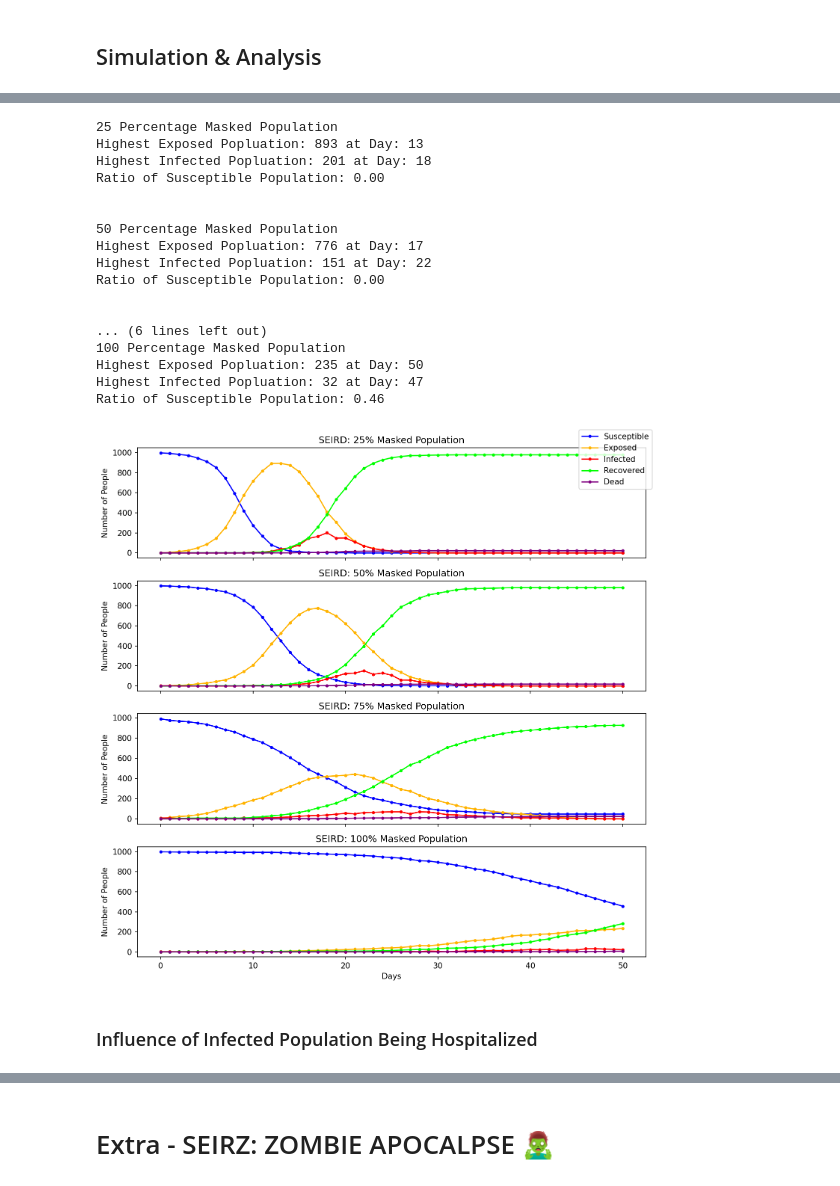
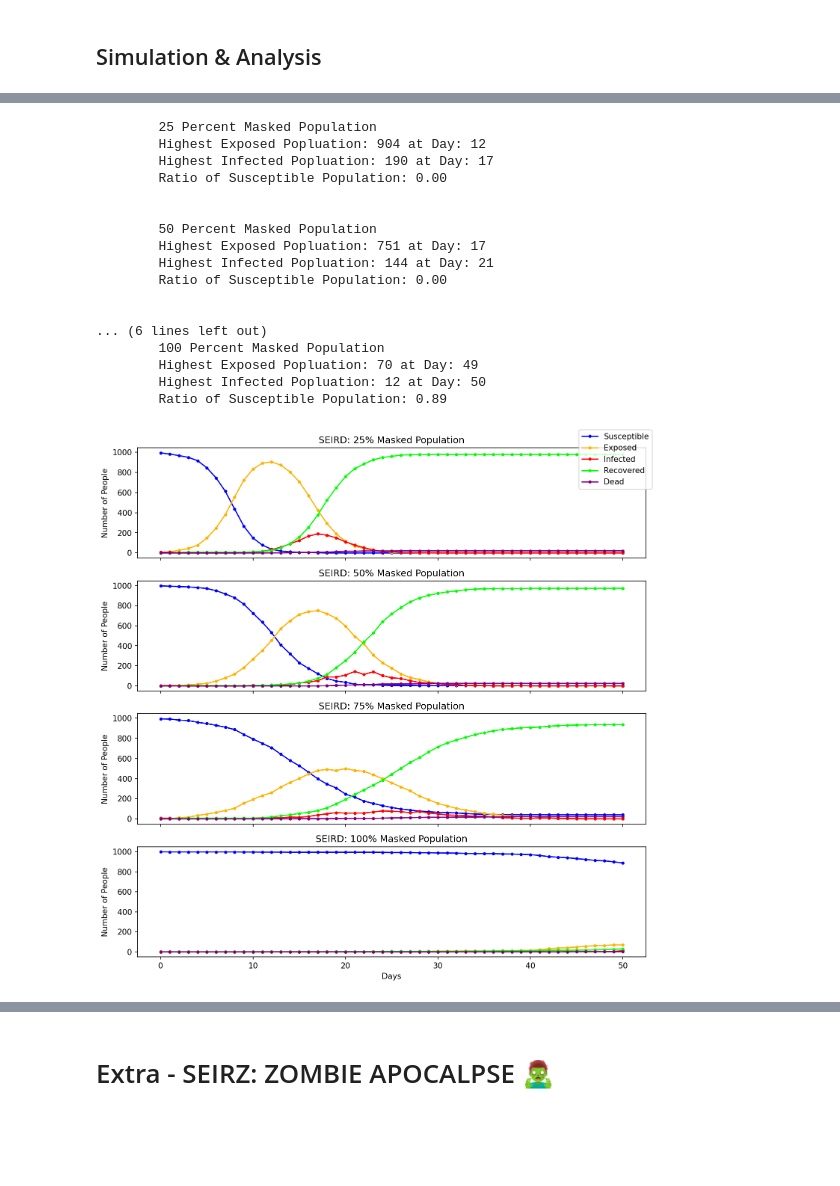
Before and after one commit to pohsienhsu/6730-Covid-Simulation, a Jupyter notebook: src/CSE6730 Final Report - COVID Simulation.ipynb, the cells around one changed output, grey strips where cells are left out. Cells and saved outputs as stored; diff of their text form; code cells hidden in the pictures; blank space fills up the shorter version.

```diff
--- a/src/CSE6730 Final Report - COVID Simulation.ipynb
+++ b/src/CSE6730 Final Report - COVID Simulation.ipynb
@@ -714,9 +745,11 @@ class ABM:
                  INFECTION_RATE=INFECTION_RATE, INCUBATION_DAYS=INCUBATION_DAYS,
                  EXPOSED_RATE=EXPOSED_RATE, RECOVERY_RATE=RECOVERY_RATE,
                  DEATH_RATE=DEATH_RATE, WEAR_MASK=WEAR_MASK,
-                 WEAR_MASK_POPULATION=WEAR_MASK_POPULATION, VACCINATED=VACCINATED,
+                 WEAR_MASK_POPULATION=WEAR_MASK_POPULATION,
+                 VACCINATED=VACCINATED,
                  VACCINATED_POPULATION=VACCINATED_POPULATION,
                  HOSPITALIZED=HOSPITALIZED, BEFORE_HOSPITAL=BEFORE_HOSPITAL):
+
         self.world = []
         self.rows = numrows
         self.cols = numcols
@@ -1334,74 +1382,56 @@ INIT_INFECTED=0.005, INFECTION_RATE=0.1, EXPOSED_RATE=0.5, RECOVERY_RATE=0.75,
 SUSCEPTIBLE_RATE=0.1, DEATH_RATE=0.02, WEAR_MASK=0.5, WEAR_MASK_POPULATION=0.5,
 VACCINATED=0.1, VACCINATED_POPULATION=0.5, HOSPITALIZED=0.5, BEFORE_HOSPITAL=14
 """
-world1 = ABM(VACCINATED_POPULATION=0, HOSPITALIZED=0, WEAR_MASK=0.25, WEAR_MASK_POPULATION=0.25)
+world1 = ABM(VACCINATED_POPULATION=0, HOSPITALIZED=0, WEAR_MASK=0.25,
+             WEAR_MASK_POPULATION=0.25)
 world1.createWorld(num_people=1000)
 
-world2 = ABM(VACCINATED_POPULATION=0, HOSPITALIZED=0, WEAR_MASK=0.25, WEAR_MASK_POPULATION=0.5)
+world2 = ABM(VACCINATED_POPULATION=0, HOSPITALIZED=0, WEAR_MASK=0.25,
+             WEAR_MASK_POPULATION=0.5)
 world2.createWorld(num_people=1000)
 
-world3 = ABM(VACCINATED_POPULATION=0, HOSPITALIZED=0, WEAR_MASK=0.25, WEAR_MASK_POPULATION=0.75)
+world3 = ABM(VACCINATED_POPULATION=0, HOSPITALIZED=0, WEAR_MASK=0.25,
+             WEAR_MASK_POPULATION=0.75)
 world3.createWorld(num_people=1000)
 
-world4 = ABM(VACCINATED_POPULATION=0, HOSPITALIZED=0, WEAR_MASK=0.25, WEAR_MASK_POPULATION=1)
+world4 = ABM(VACCINATED_POPULATION=0, HOSPITALIZED=0, WEAR_MASK=0.25,
+             WEAR_MASK_POPULATION=1)
 world4.createWorld(num_people=1000)
 
 hour = (day+1)*24
 
 for h in range(hour):
     world1.nextGeneration()
     world2.nextGeneration()
     world3.nextGeneration()
     world4.nextGeneration()
 
 
-print(f"""
-25 Percentage Masked Population
-Highest Exposed Popluation: {max(world1.getE_Arr())} at Day: {world1.getE_Arr().index(max(world1.getE_Arr()))}
-Highest Infected Popluation: {max(world1.getI_Arr())} at Day: {world1.getI_Arr().index(max(world1.getI_Arr()))}
-Ratio of Susceptible Population: %.2f
-""" % ((world1.getS_Arr()[-1]/1000)))
-print(f"""
-50 Percentage Masked Population
-Highest Exposed Popluation: {max(world2.getE_Arr())} at Day: {world2.getE_Arr().index(max(world2.getE_Arr()))}
-Highest Infected Popluation: {max(world2.getI_Arr())} at Day: {world2.getI_Arr().index(max(world2.getI_Arr()))}
-Ratio of Susceptible Population: %.2f
-""" % ((world2.getS_Arr()[-1]/1000)))
-print(f"""
-75 Percentage Masked Population
-Highest Exposed Popluation: {max(world3.getE_Arr())} at Day: {world3.getE_Arr().index(max(world3.getE_Arr()))}
-Highest Infected Popluation: {max(world3.getI_Arr())} at Day: {world3.getI_Arr().index(max(world3.getI_Arr()))}
-Ratio of Susceptible Population: %.2f
-""" % ((world3.getS_Arr()[-1]/1000)))
-print(f"""
-100 Percentage Masked Population
-Highest Exposed Popluation: {max(world4.getE_Arr())} at Day: {world4.getE_Arr().index(max(world4.getE_Arr()))}
-Highest Infected Popluation: {max(world4.getI_Arr())} at Day: {world4.getI_Arr().index(max(world4.getI_Arr()))}
-Ratio of Susceptible Population: %.2f
-""" % ((world4.getS_Arr()[-1]/1000)))
+world1.analysis("25 Percent Masked Population")
+world2.analysis("50 Percent Masked Population")
+world3.analysis("75 Percent Masked Population")
+world4.analysis("100 Percent Masked Population")
 
 plotCurves_main([world1.modelOutput("25% Masked Population"),
                  world2.modelOutput("50% Masked Population"),
                  world3.modelOutput("75% Masked Population"),
                  world4.modelOutput("100% Masked Population")])
 # %% [output]
-25 Percentage Masked Population
-Highest Exposed Popluation: 893 at Day: 13
-Highest Infected Popluation: 201 at Day: 18
-Ratio of Susceptible Population: 0.00
+        25 Percent Masked Population
+        Highest Exposed Popluation: 904 at Day: 12
+        Highest Infected Popluation: 190 at Day: 17
+        Ratio of Susceptible Population: 0.00
 
 
-50 Percentage Masked Population
-Highest Exposed Popluation: 776 at Day: 17
-Highest Infected Popluation: 151 at Day: 22
-Ratio of Susceptible Population: 0.00
+        50 Percent Masked Population
+        Highest Exposed Popluation: 751 at Day: 17
+        Highest Infected Popluation: 144 at Day: 21
+        Ratio of Susceptible Population: 0.00
 
 
 ... (6 lines left out)
-100 Percentage Masked Population
-Highest Exposed Popluation: 235 at Day: 50
-Highest Infected Popluation: 32 at Day: 47
-Ratio of Susceptible Population: 0.46
+        100 Percent Masked Population
+        Highest Exposed Popluation: 70 at Day: 49
+        Highest Infected Popluation: 12 at Day: 50
+        Ratio of Susceptible Population: 0.89
-[figure, old version]
+[figure, new version]
-# %% [markdown]
-### Influence of Infected Population Being Hospitalized
```
Also changed, not shown: parts of 51 cells of this notebook, 15 other files.
